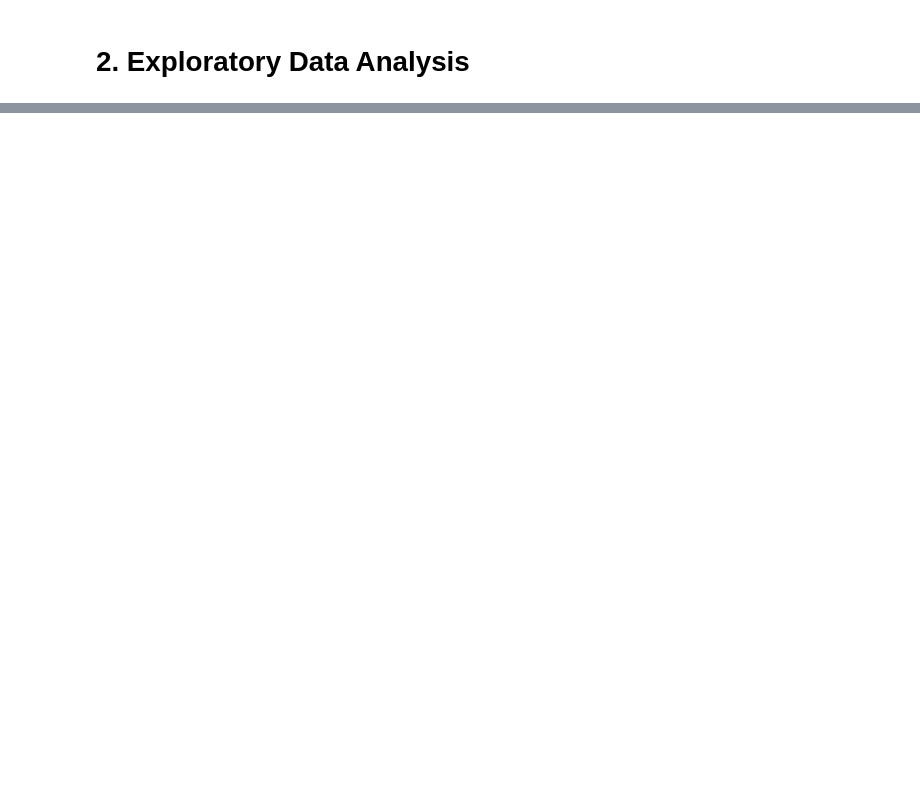
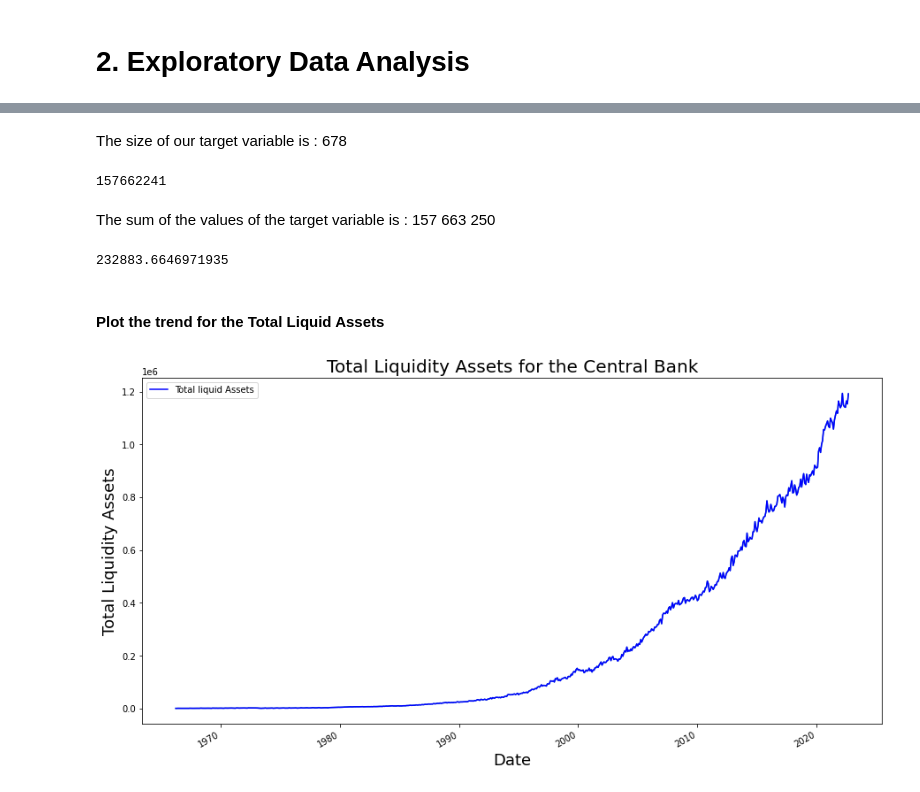
Before and after one commit to Khuks/Predicting-Aggregate-Liquidity-For-A-Central-Bank-Using-Machine-Learning-Algorithms-, a Jupyter notebook: Predicting_Aggregate_Liquidity_For_A_Central_Bank_Using_Machine_Learning_Algorithms_.ipynb, the cells around one changed output, grey strips where cells are left out. Cells and saved outputs as stored; diff of their text form; code cells hidden in the pictures; blank space fills up the shorter version.

```diff
--- a/Predicting_Aggregate_Liquidity_For_A_Central_Bank_Using_Machine_Learning_Algorithms_.ipynb
+++ b/Predicting_Aggregate_Liquidity_For_A_Central_Bank_Using_Machine_Learning_Algorithms_.ipynb
@@ -202,0 +148,29 @@ Another problem with mean imputation is that it leads to an understimate of stan
+# %% [markdown]
+The size of our target variable is : 678
+# %%
+dataset["Total liquid Assets"].sum()
+# %% [output]
+157662241
+# %% [markdown]
+The sum of the values of the target variable is : 157 663 250
+# %%
+# Determine the average of the Total liquid Assets
+dataset["Total liquid Assets"].mean()
+# %% [output]
+232883.6646971935
+# %% [markdown]
+#### Plot the trend for the Total Liquid Assets
+# %%
+#Plotting the closing price as from  2005-11-16 to 2020-11-13
+plt.figure(figsize=(15,8))
+plt.grid(True)
+plt.ticklabel_format(useOffset=False)
+plt.xlabel('Date',fontsize=18)
+plt.ylabel('Total Liquidity Assets',fontsize=18)
+plt.locator_params(axis="y", integer=True, tight=True)
+plt.plot(dataset['Total liquid Assets'])
+plt.title('Total Liquidity Assets for the Central Bank',fontsize=20)
+dataset['Total liquid Assets'].plot(legend = True,color='b')
+plt.show()
+# %% [output]
+[figure, added]
```
Also changed, not shown: parts of 64 cells of this notebook.
